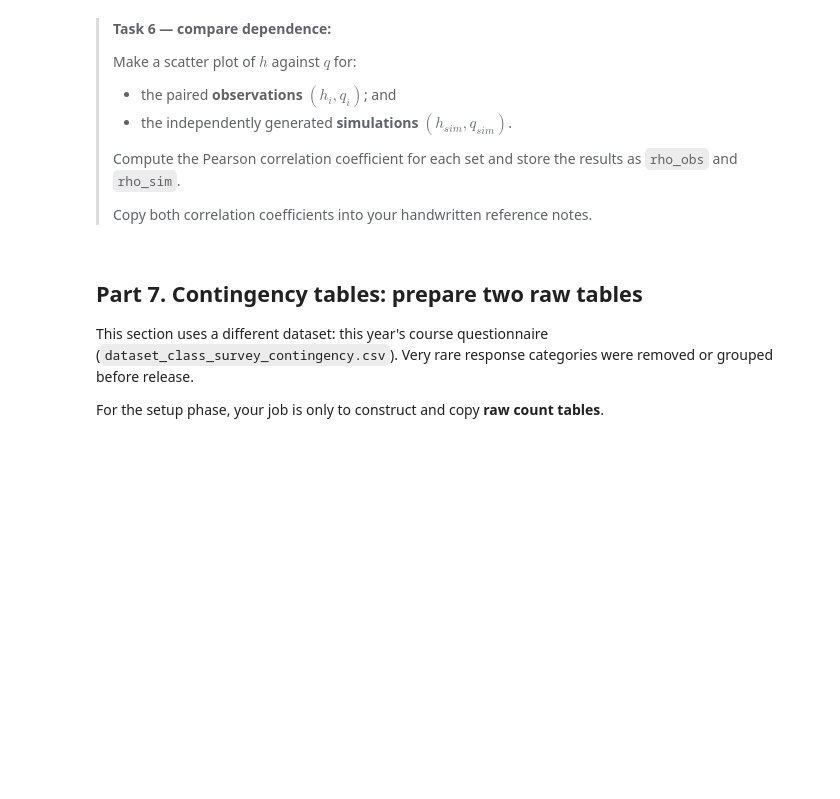
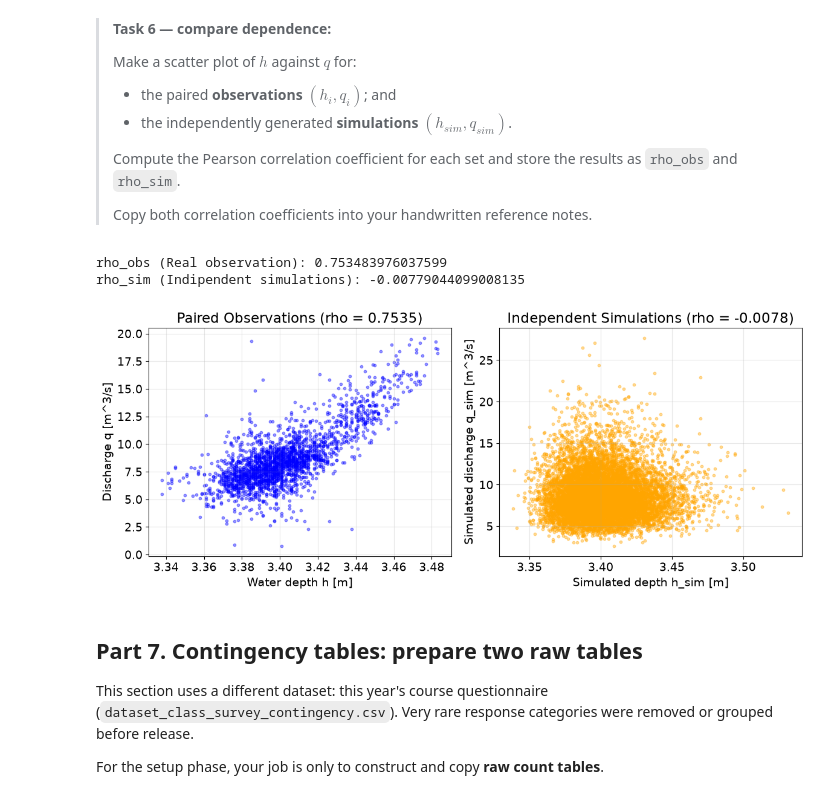
Before and after one commit to LorenzoBellunato/GA1.4, a Jupyter notebook: all_files_GA_1_4/GA_1.4.ipynb, the cells around one changed output. Drawn from its saved outputs; the diff is of its cells as text; code cells hidden in the pictures; blank space fills up the shorter version.

```diff
--- a/all_files_GA_1_4/GA_1.4.ipynb
+++ b/all_files_GA_1_4/GA_1.4.ipynb
@@ -480,7 +480,34 @@ Velocità Simulata (Monte Carlo): Media = 0.0272 m/s, Dev.Std = 0.0086 m/s
 >Copy both correlation coefficients into your handwritten reference notes.
 >
 # %%
-### YOUR CODE HERE
+rho_obs=df_thames['h'].corr(df_thames['q'])
+rho_sim=pd.Series(rs_h).corr(pd.Series(rs_q))
+
+print(f"rho_obs (Real observation): {rho_obs}")
+print(f"rho_sim (Indipendent simulations): {rho_sim}")
+
+fig, (ax1, ax2) = plt.subplots(1,2,figsize=(12,5))
+
+# Grafico 1: Osservazioni reali del fiume
+ax1.scatter(df_thames['h'], df_thames['q'], color='blue', alpha=0.4, s=10)
+ax1.set_xlabel('Water depth h [m]')
+ax1.set_ylabel('Discharge q [m^3/s]')
+ax1.set_title(f'Paired Observations (rho = {rho_obs:.4f})')
+ax1.grid(True, alpha=0.3)
+
+# Grafico 2: Simulazioni indipendenti del Monte Carlo
+ax2.scatter(rs_h, rs_q, color='orange', alpha=0.4, s=10)
+ax2.set_xlabel('Simulated depth h_sim [m]')
+ax2.set_ylabel('Simulated discharge q_sim [m^3/s]')
+ax2.set_title(f'Independent Simulations (rho = {rho_sim:.4f})')
+ax2.grid(True, alpha=0.3)
+
+plt.tight_layout()
+plt.show()
+# %% [output]
+rho_obs (Real observation): 0.753483976037599
+rho_sim (Indipendent simulations): -0.00779044099008135
+[figure, added]
 # %% [markdown]
 ## Part 7. Contingency tables: prepare two raw tables
 
```
Also changed, not shown: parts of 3 cells of this notebook, 1 other file.
